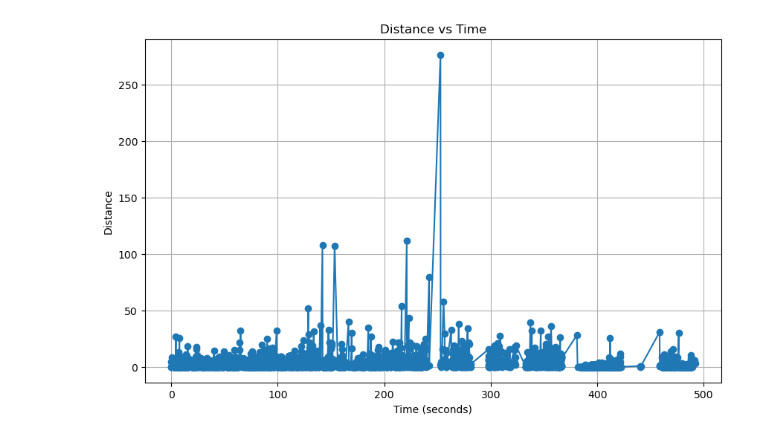
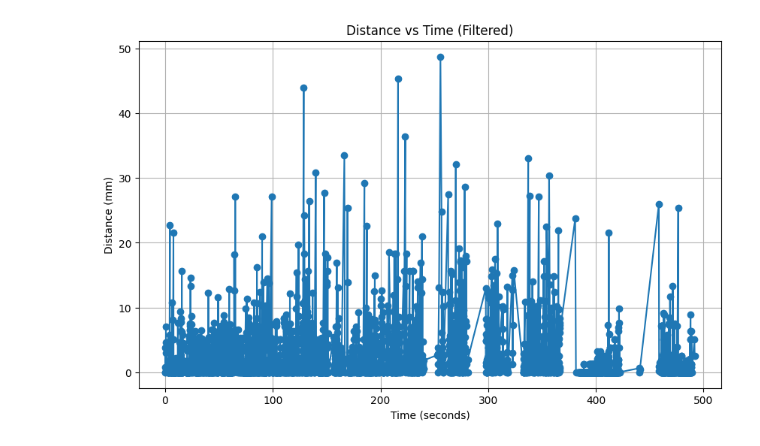
Before and after one commit to rodhervan/guppyTracker, a Jupyter notebook: heatmap.ipynb, the cells around one changed output. Cells and saved outputs as stored; diff of their text form; code cells hidden in the pictures.

```diff
--- a/heatmap.ipynb
+++ b/heatmap.ipynb
@@ -47,7 +60,6 @@ plt.show()
 # %%
 # Extract timestamps and velocities when detected
 timestamps = []
-distances = []
 velocities = []
 for item in data:
     if item.get('detected') and 'velocity' in item:
@@ -64,15 +76,27 @@ timestamps_dt = [datetime.strptime(timestamp, time_format) for timestamp in time
 start_time = timestamps_dt[0]
 timestamps_in_seconds = [(timestamp - start_time).total_seconds() for timestamp in timestamps_dt]
 
-# Calculate the magnitude of the velocity vector
-vel_magnitudes = [np.sqrt(velocity[0]**2 + velocity[1]**2) for velocity in velocities]
+# Convert velocity components from pixels/s to mm/s
+velocities_mm = [[v[0] * conversion_factor, v[1] * conversion_factor] for v in velocities]
+
+# Calculate the magnitude of the velocity vector in mm/s
+vel_magnitudes_mm = [np.sqrt(velocity[0]**2 + velocity[1]**2) for velocity in velocities_mm]
+
+# Filter out points where the velocity magnitude is greater than 1200 mm/s
+filtered_timestamps_vel = []
+filtered_velocities = []
+
+for i in range(len(vel_magnitudes_mm)):
+    if vel_magnitudes_mm[i] <= 1200:
+        filtered_timestamps_vel.append(timestamps_in_seconds[i])
+        filtered_velocities.append(vel_magnitudes_mm[i])
 
 # Plot velocity vs time
 plt.figure(figsize=(10, 6))
-plt.plot(timestamps_in_seconds, vel_magnitudes, marker='o')
+plt.plot(filtered_timestamps_vel, filtered_velocities, marker='o')
 plt.xlabel('Time (seconds)')
-plt.ylabel('Velocity Magnitude')
-plt.title('Velocity Magnitude vs Time')
+plt.ylabel('Velocity Magnitude (mm/s)')
+plt.title('Velocity Magnitude vs Time (Filtered)')
 plt.grid(True)
 plt.show()
 # %% [output]
@@ -80,27 +104,40 @@ plt.show()
 # %%
 # Extract timestamps and distances when detected
 timestamps = []
 distances = []
 
 for item in data:
     if item.get('detected') and 'distance' in item:
         timestamps.append(item['timestamp'])
         distances.append(item['distance'])
+
+# Convert distances from pixels to mm
+distances_mm = [distance * conversion_factor for distance in distances]
+
 # Convert timestamps to datetime objects
 time_format = '%Y-%m-%d %H:%M:%S:%f'
 timestamps_dt = [datetime.strptime(timestamp, time_format) for timestamp in timestamps]
 
 # Convert datetime objects to seconds relative to the first timestamp
 start_time = timestamps_dt[0]
 timestamps_in_seconds = [(timestamp - start_time).total_seconds() for timestamp in timestamps_dt]
 
+# Filter out points where the delta between consecutive distances is greater than 50 mm
+filtered_timestamps = []
+filtered_distances = []
+
+for i in range(1, len(distances_mm)):
+    if abs(distances_mm[i] - distances_mm[i-1]) <= 50:
+        filtered_timestamps.append(timestamps_in_seconds[i])
+        filtered_distances.append(distances_mm[i])
+
 # Plot distance vs time
 plt.figure(figsize=(10, 6))
-plt.plot(timestamps_in_seconds, distances, marker='o')
+plt.plot(filtered_timestamps, filtered_distances, marker='o')
 plt.xlabel('Time (seconds)')
-plt.ylabel('Distance')
-plt.title('Distance vs Time')
+plt.ylabel('Distance (mm)')
+plt.title('Distance vs Time (Filtered)')
 plt.grid(True)
 plt.show()
 # %% [output]
-[figure, old version]
+[figure, new version]
```
Also changed, not shown: parts of 3 cells of this notebook.
